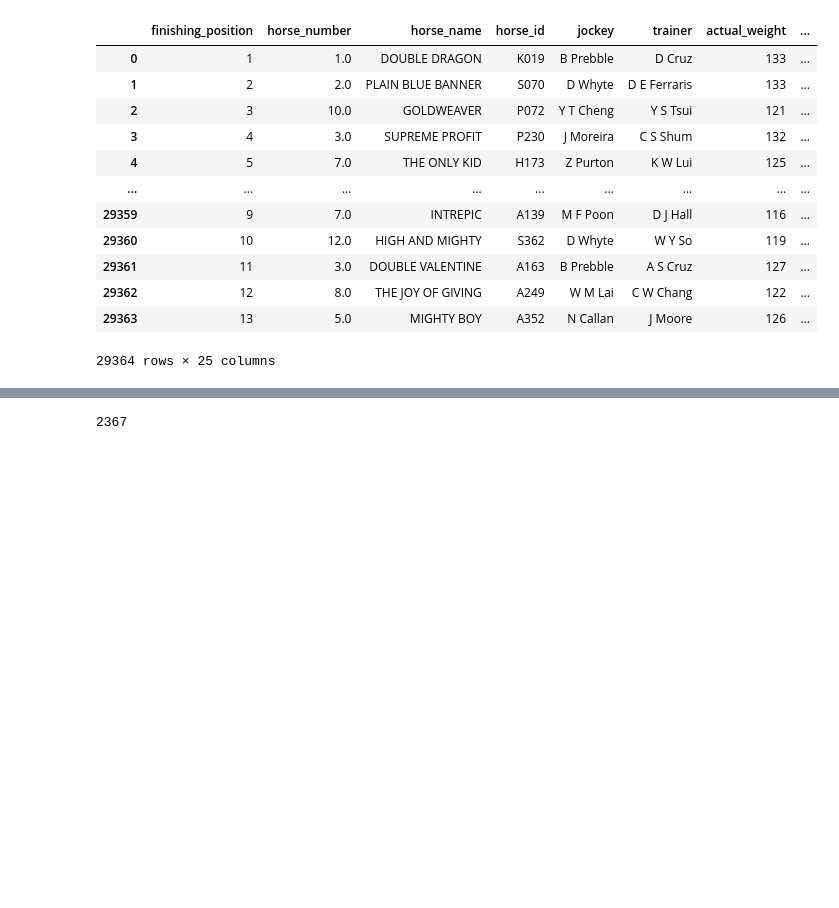
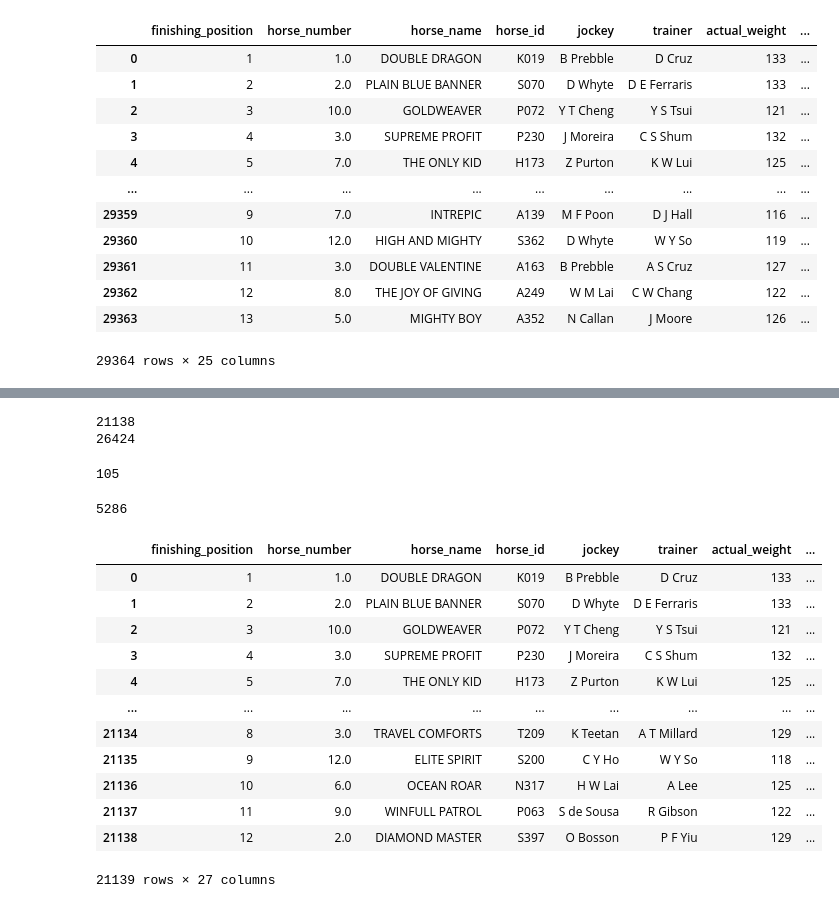
Before and after one commit to AyishaAmeer/Horse-Racing-Prediction, a Jupyter notebook: data_preprocessing.ipynb, the cells around one changed output, grey strips where cells are left out. Drawn from its saved outputs; the diff is of its cells as text; code cells hidden in the pictures; blank space fills up the shorter version.

```diff
--- a/data_preprocessing.ipynb
+++ b/data_preprocessing.ipynb
@@ -227,6 +227,8 @@ df_horse.head()
 df_horse.to_csv('df_horse.csv', index=False)
 # %% [markdown]
 DATA PREPARATION
+# %%
+df_horse=pd.read_csv(r'C:\Users\ayish\GuviProjects\Horse race Prediction\Horse-Racing-Prediction\df_horse.csv')
 # %%
 df_horse
 # %% [output]
@@ -275,4 +263,71 @@ len(df_horse['race_id'] == '2016-327')
+# %%
+# Divide data into train set, test set and unseen backtest set.
+# Training set contains all the races with race_id no more than “2016-327” (first 80%),
+# Test set contains the rest of races (last 20%)
+
+train_last_index = max(df_horse.index[df_horse['race_id'] == '2016-137'].tolist())
+test_last_index = max(df_horse.index[df_horse['race_id'] == '2016-563'].tolist())
+
+print(train_last_index)
+print(test_last_index)
+
+df_train = df_horse[:(train_last_index + 1)]
+df_test = df_horse[(train_last_index + 1):(test_last_index + 1)]
+df_unseen = df_horse[(test_last_index + 1):]
+# %% [output]
+21138
+26424
 # %%
-len(df_horse['race_id'].unique())
+len(df_horse['jockey'].unique())
 # %% [output]
-2367
+105
+# %%
+def cal_ave_rank(df):
+    df['jockey_ave_rank'] = '7'
+
+    for i in df.jockey:
+
+        temp = df[df.jockey ==i][['finishing_position']]
+        temp = temp['finishing_position'].values.tolist()
+        if len(temp) != 0:
+            temp_int = map(int, temp)
+            temp_ave = np.mean(list(temp_int))
+            df['jockey_ave_rank'][df.jockey == i] = temp_ave
+
+
+    df['trainer_ave_rank'] = '7'
+
+    for i in df.trainer:
+        temp = df[df.trainer ==i][['finishing_position']]
+        temp = temp['finishing_position'].values.tolist()
+        if len(temp) != 0:
+            temp_int = map(int,temp)
+            temp_ave = np.mean(list(temp_int))
+            df['trainer_ave_rank'][df.trainer ==i] = temp_ave
+
+    return df
+# %%
+len(df_test.jockey)
+# %% [output]
+5286
+# %%
+df_train = cal_ave_rank(df_train)
+df_train.to_csv('df_train.csv', index=False)
+df_test = cal_ave_rank(df_test)
+df_test.to_csv('df_test.csv', index=False)
+# %%
+df_train
+# %% [output]
+|  | finishing_position | horse_number | horse_name | horse_id | jockey | trainer | actual_weight | ... |
+| 0 | 1 | 1.0 | DOUBLE DRAGON | K019 | B Prebble | D Cruz | 133 | ... |
+| 1 | 2 | 2.0 | PLAIN BLUE BANNER | S070 | D Whyte | D E Ferraris | 133 | ... |
+| 2 | 3 | 10.0 | GOLDWEAVER | P072 | Y T Cheng | Y S Tsui | 121 | ... |
+| 3 | 4 | 3.0 | SUPREME PROFIT | P230 | J Moreira | C S Shum | 132 | ... |
+| 4 | 5 | 7.0 | THE ONLY KID | H173 | Z Purton | K W Lui | 125 | ... |
+| ... | ... | ... | ... | ... | ... | ... | ... | ... |
+| 21134 | 8 | 3.0 | TRAVEL COMFORTS | T209 | K Teetan | A T Millard | 129 | ... |
+| 21135 | 9 | 12.0 | ELITE SPIRIT | S200 | C Y Ho | W Y So | 118 | ... |
+| 21136 | 10 | 6.0 | OCEAN ROAR | N317 | H W Lai | A Lee | 125 | ... |
+| 21137 | 11 | 9.0 | WINFULL PATROL | P063 | S de Sousa | R Gibson | 122 | ... |
+| 21138 | 12 | 2.0 | DIAMOND MASTER | S397 | O Bosson | P F Yiu | 129 | ... |
+21139 rows × 27 columns
```
Also changed, not shown: parts of 12 cells of this notebook.
